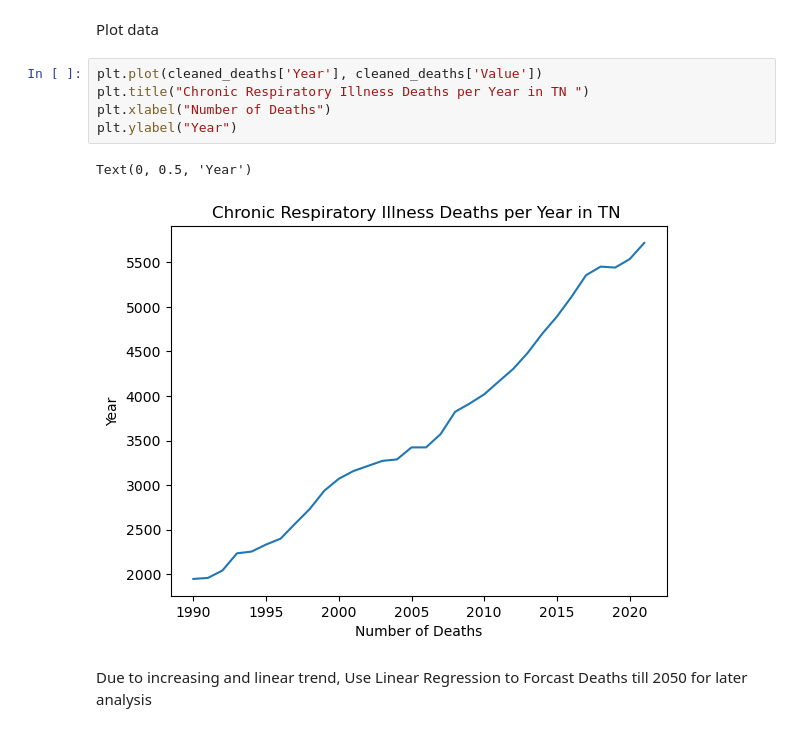
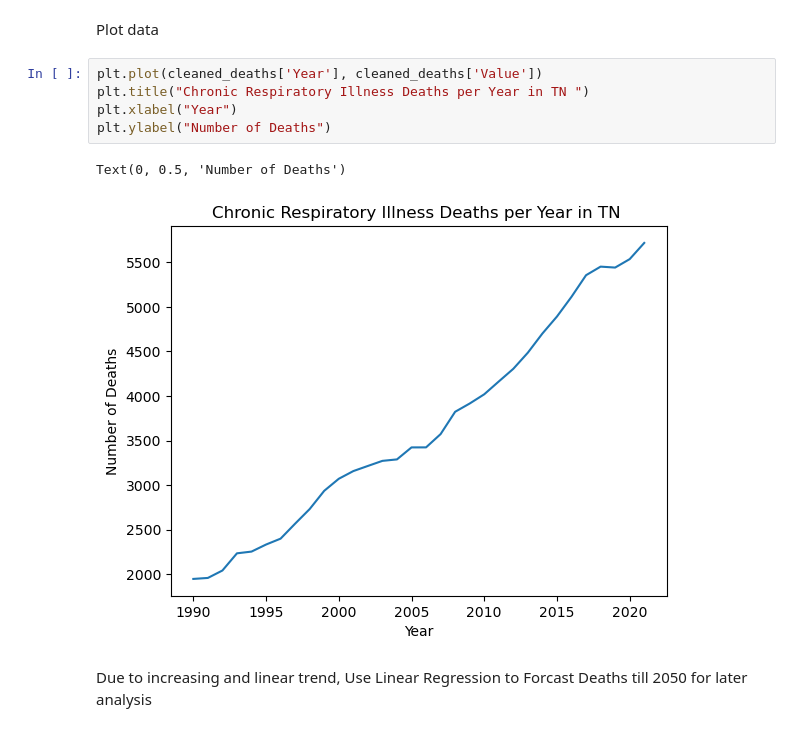
Before and after one commit to ehh4/Wildfire-Analysis, a Jupyter notebook: notebooks/smoke_impact_extension.ipynb, the cells around one changed output. Drawn from its saved outputs; the diff is of its cells as text.

Commit message:
fix graph labels

```diff
--- a/notebooks/smoke_impact_extension.ipynb
+++ b/notebooks/smoke_impact_extension.ipynb
@@ -51,11 +51,11 @@ Plot data
 # %%
 plt.plot(cleaned_deaths['Year'], cleaned_deaths['Value'])
 plt.title("Chronic Respiratory Illness Deaths per Year in TN ")
-plt.xlabel("Number of Deaths")
-plt.ylabel("Year")
+plt.xlabel("Year")
+plt.ylabel("Number of Deaths")
 # %% [output]
-Text(0, 0.5, 'Year')
+Text(0, 0.5, 'Number of Deaths')
-[figure, old version]
+[figure, new version]
 # %% [markdown]
 Due to increasing and linear trend, Use Linear Regression to Forcast Deaths till 2050 for later analysis
 # %%
```
Also changed, not shown: parts of 1 cell of this notebook, 1 other file.
